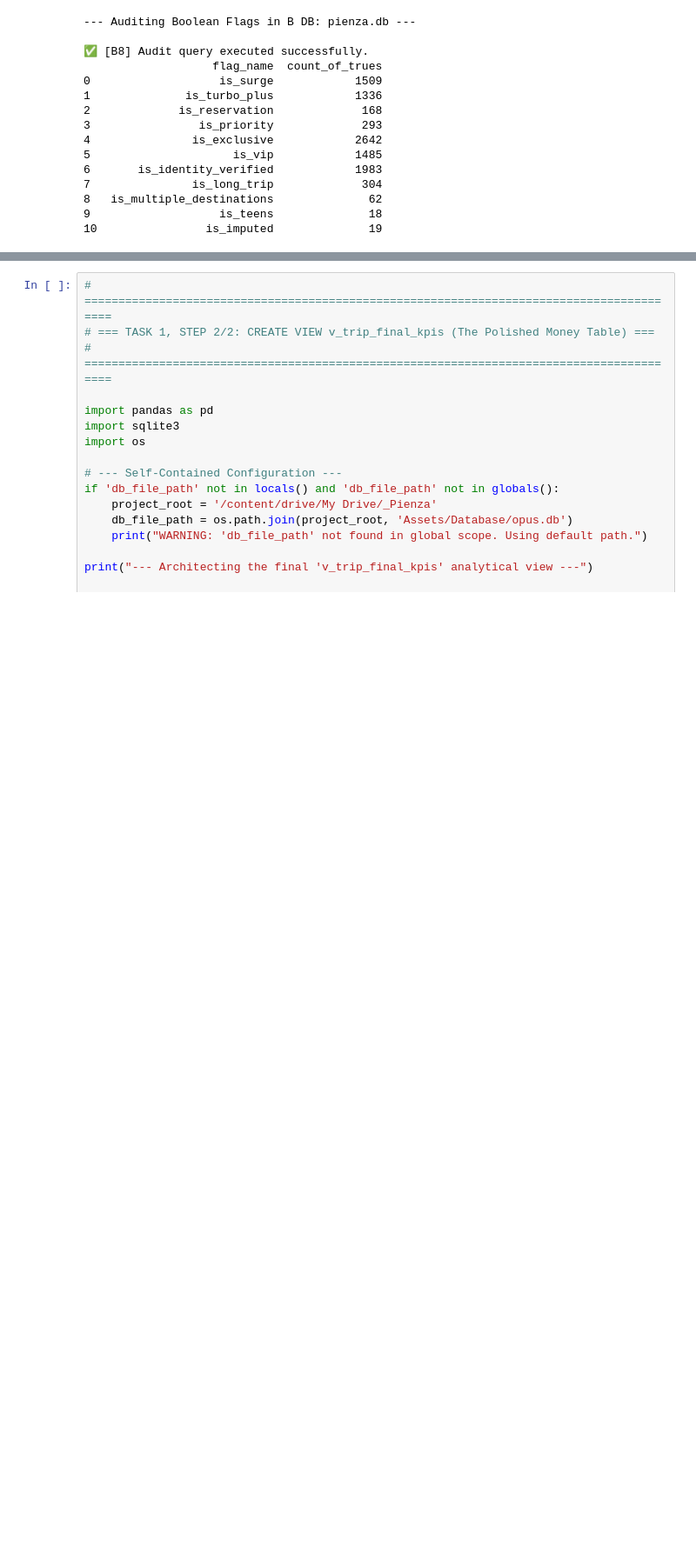
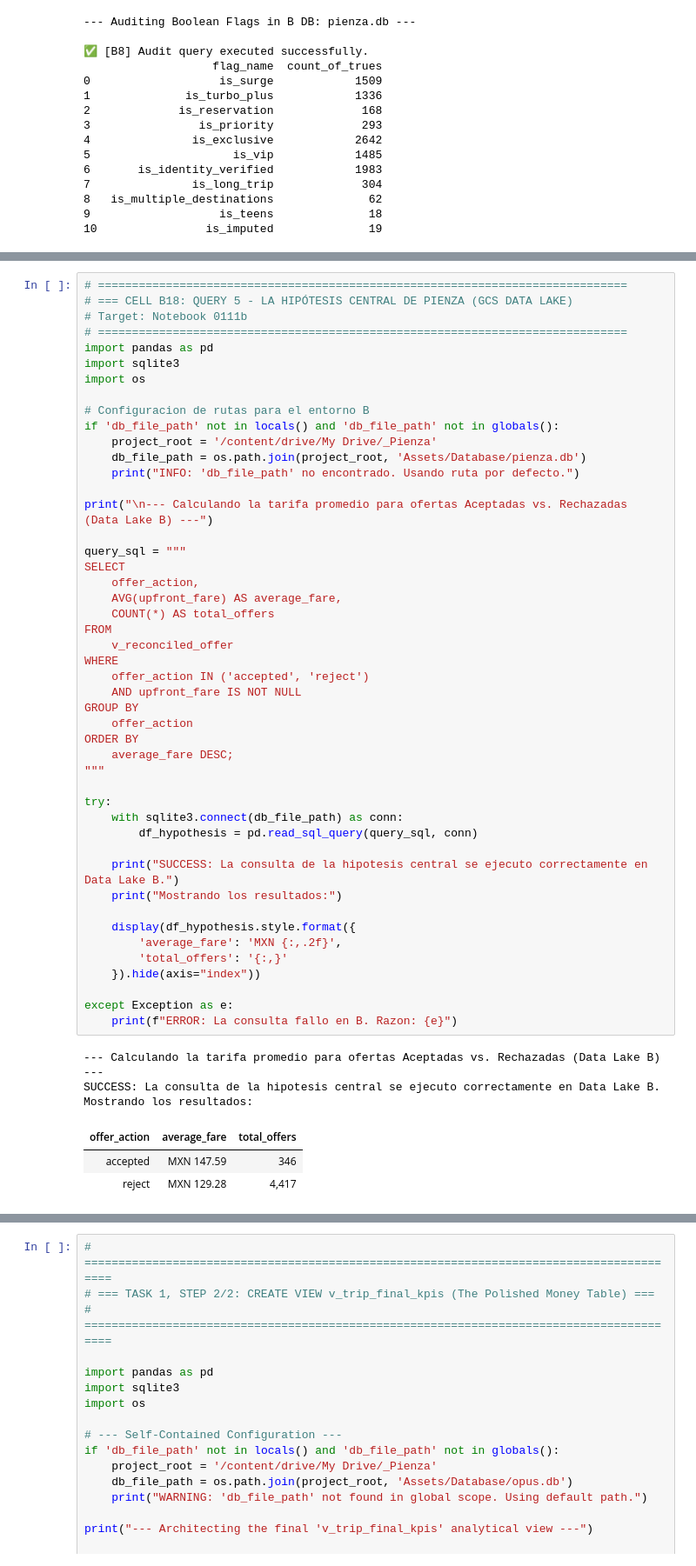
Before and after one commit to WiseExMachina/pienza, a Jupyter notebook: Phase_2_Data_Engineering/0111b_ETL_Big_Bang_pienzadb.ipynb, the cells around one changed output, grey strips where cells are left out. Shown at 87% size. Saved outputs shown, nothing was run; the diff lists cells and outputs as text; blank space fills up the shorter version.

```diff
--- a/Phase_2_Data_Engineering/0111b_ETL_Big_Bang_pienzadb.ipynb
+++ b/Phase_2_Data_Engineering/0111b_ETL_Big_Bang_pienzadb.ipynb
@@ -2167,0 +1114,54 @@ except Exception as e:
+# %%
+# ==============================================================================
+# === CELL B18: QUERY 5 - LA HIPÓTESIS CENTRAL DE PIENZA (GCS DATA LAKE)
+# Target: Notebook 0111b
+# ==============================================================================
+import pandas as pd
+import sqlite3
+import os
+
+# Configuracion de rutas para el entorno B
+if 'db_file_path' not in locals() and 'db_file_path' not in globals():
+    project_root = '/content/drive/My Drive/_Pienza'
+    db_file_path = os.path.join(project_root, 'Assets/Database/pienza.db')
+    print("INFO: 'db_file_path' no encontrado. Usando ruta por defecto.")
+
+print("\n--- Calculando la tarifa promedio para ofertas Aceptadas vs. Rechazadas (Data Lake B) ---")
+
+query_sql = """
+SELECT
+    offer_action,
+    AVG(upfront_fare) AS average_fare,
+    COUNT(*) AS total_offers
+FROM
+    v_reconciled_offer
+WHERE
+    offer_action IN ('accepted', 'reject')
+    AND upfront_fare IS NOT NULL
+GROUP BY
+    offer_action
+ORDER BY
+    average_fare DESC;
+"""
+
+try:
+    with sqlite3.connect(db_file_path) as conn:
+        df_hypothesis = pd.read_sql_query(query_sql, conn)
+
+    print("SUCCESS: La consulta de la hipotesis central se ejecuto correctamente en Data Lake B.")
+    print("Mostrando los resultados:")
+
+    display(df_hypothesis.style.format({
+        'average_fare': 'MXN {:,.2f}',
+        'total_offers': '{:,}'
+    }).hide(axis="index"))
+
+except Exception as e:
+    print(f"ERROR: La consulta fallo en B. Razon: {e}")
+# %% [output]
+--- Calculando la tarifa promedio para ofertas Aceptadas vs. Rechazadas (Data Lake B) ---
+SUCCESS: La consulta de la hipotesis central se ejecuto correctamente en Data Lake B.
+Mostrando los resultados:
+| offer_action | average_fare | total_offers |
+| accepted | MXN 147.59 | 346 |
+| reject | MXN 129.28 | 4,417 |
```
Also changed, not shown: parts of 46 cells of this notebook, 1 other file.
